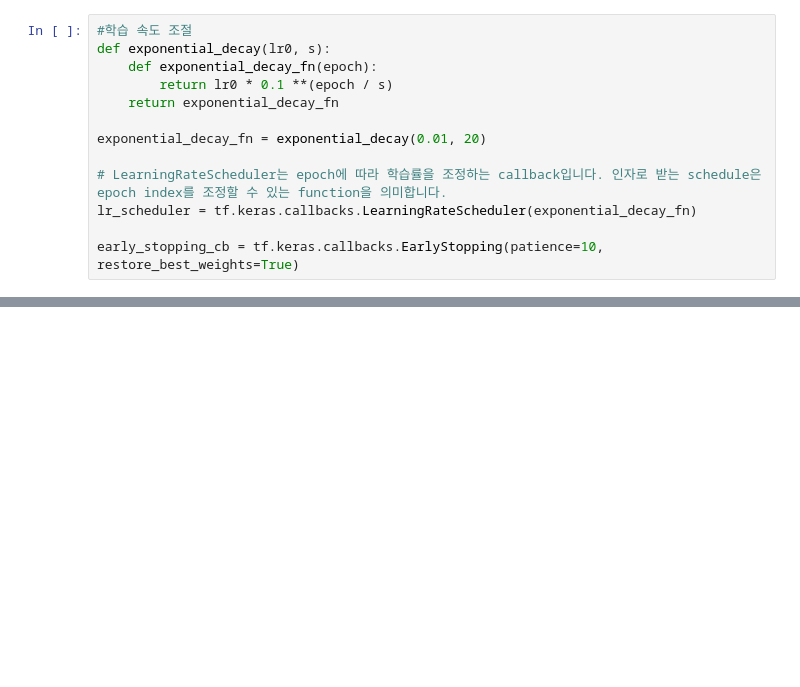
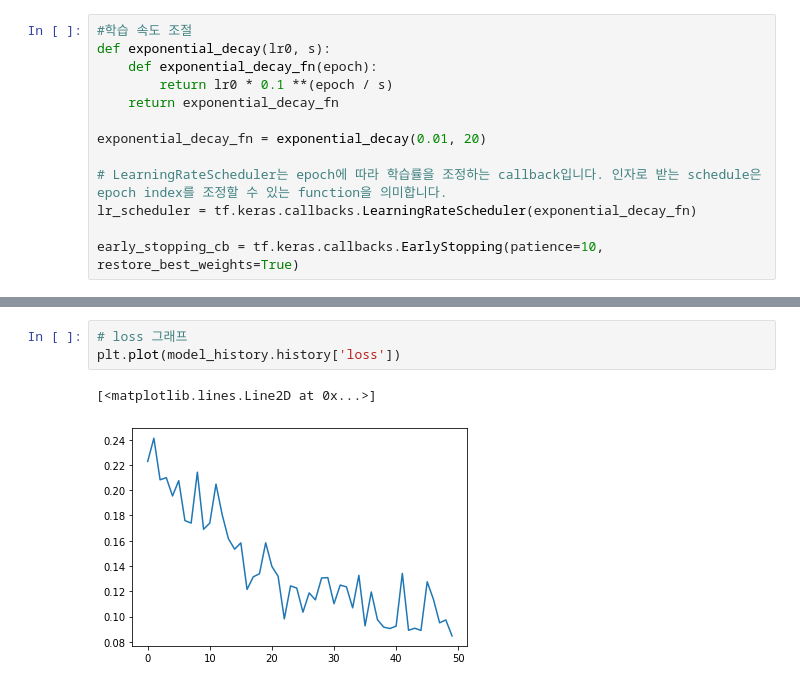
Before and after one commit to sphy1597/2022-1_ML, a Jupyter notebook: 기계학습_기말프로젝트.ipynb, the cells around one changed output, grey strips where cells are left out. Drawn from its saved outputs; the diff is of its cells as text; blank space fills up the shorter version.

```diff
--- a/기계학습_기말프로젝트.ipynb
+++ b/기계학습_기말프로젝트.ipynb
@@ -264,0 +269,6 @@ pred_labels = model.predict(test_data)
+# %%
+# loss 그래프
+plt.plot(model_history.history['loss'])
+# %% [output]
+[<matplotlib.lines.Line2D at 0x...>]
+[figure, added]
```
Also changed, not shown: parts of 11 cells of this notebook.
